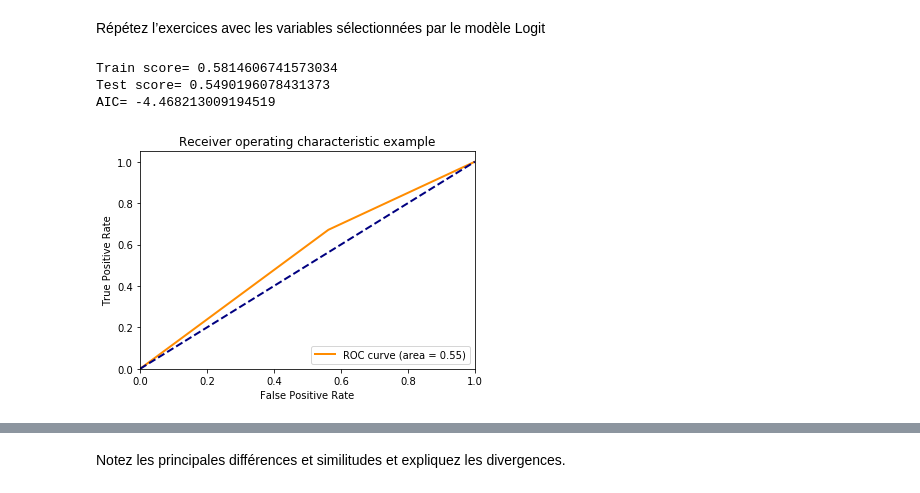
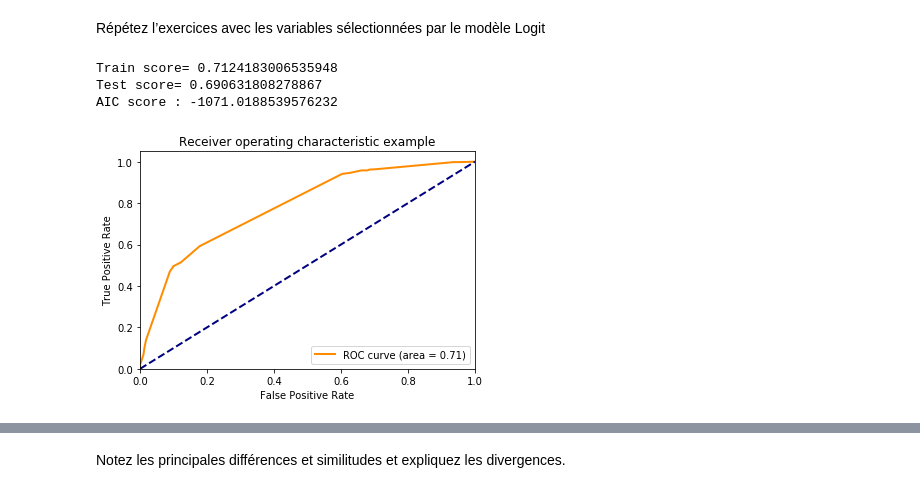
Before and after one commit to poclecoqq/Trending-stocks, a Jupyter notebook: tp2/TP2.ipynb, the cells around one changed output, grey strips where cells are left out. Cells and saved outputs as stored; diff of their text form; code cells hidden in the pictures.

```diff
--- a/tp2/TP2.ipynb
+++ b/tp2/TP2.ipynb
@@ -606,18 +535,18 @@ from sklearn.feature_selection import RFE
 # %%
 #https://towardsdatascience.com/building-a-logistic-regression-in-python-step-by-step-becd4d56c9c8
-X = np.array(Signal_5indicateurs["IWM"])
-Y = rendement_bin["IWM"]
+X = np.array(Signal_tot)
+Y = rend_tot
 rfe = RFE(model, 20)
 rfe = rfe.fit(X, Y)
 print(rfe.support_)
 print(rfe.ranking_)
 rapport = rfe.support_
 
-nouvelleDB=Signal_5indicateurs["IWM"]
+nouvelleDB=Signal_tot
 ## On veut visualiser les variables qui ne sont pas sélectionnées
 for i in range(0,len(rapport)):
     if rapport[i]==False :
-        sigle = Signal_5indicateurs["IWM"]
+        sigle = Signal_tot
         print("Le paramètre:",feature_list[i], "n'est pas selectionné")
         nouvelleDB = nouvelleDB.drop(sigle, axis="columns")
 # %% [output]
@@ -657,9 +569,6 @@ from sklearn.tree import DecisionTreeClassifier
-# %%
-X = np.array(Signal_5indicateurs["IWM"])
-Y= rendement_bin["IWM"]
 # %%
 def calculModelArbreDecision(X,Y):
-    trainX, testX, trainY, testY = train_test_split(X, Y, test_size = 0.30, random_state = 42)
+    trainX, testX, trainY, testY = train_test_split(X, Y, test_size = 0.30, random_state = 0)
     ModeleArbre = DecisionTreeClassifier()
 
     TrainFit = ModeleArbre.fit(trainX, trainY)
@@ -672,11 +581,10 @@ def calculModelArbreDecision(X,Y):
 
     predictions = ModeleArbre.predict(testX)
 
-    resid = testY - predictions
-    sse = sum(resid**2)
-    k=trainX.shape[1]
-    AIC= 2*k - 2*np.log(sse)
-    print('AIC=',AIC)
+    proba = ModeleArbre.predict_proba(testX)[:,1]
 
-    return predictions, TrainScores, TestsScore, AIC, testY, testX
+    mse = mean_squared_error(testY, predictions)
+    aic = calculate_aic(len(testY),mse,len(X.T))
+    print('AIC score :',aic)
+    return predictions, TrainScores, TestsScore, aic, testY, testX, proba
 # %%
@@ -703,13 +609,13 @@ X = nouveauData
 # %%
-nouvellePredictions, nouveauTrainScores, nouveauTestsScore, nouveauAIC, nouveautestY, nouveautestX = calculModelArbreDecision(X, Y)
+nouvellePredictions, nouveauTrainScores, nouveauTestsScore, nouveauAIC, nouveautestY, nouveautestX, prob = calculModelArbreDecision(nouveauData, Y)
 # %% [output]
-Train score= 0.5814606741573034
-Test score= 0.5490196078431373
-AIC= -4.468213009194519
+Train score= 0.7124183006535948
+Test score= 0.690631808278867
+AIC score : -1071.0188539576232
 # %%
-getROC(nouveautestY, nouvellePredictions)
+getROC(nouveautestY, nouvellePredictions, prob)
 # %% [output]
-[figure, old version]
+[figure, new version]
 # %%
 getMC(nouveautestY, nouvellePredictions)
 # %% [output]
```
Also changed, not shown: parts of 71 cells of this notebook.
